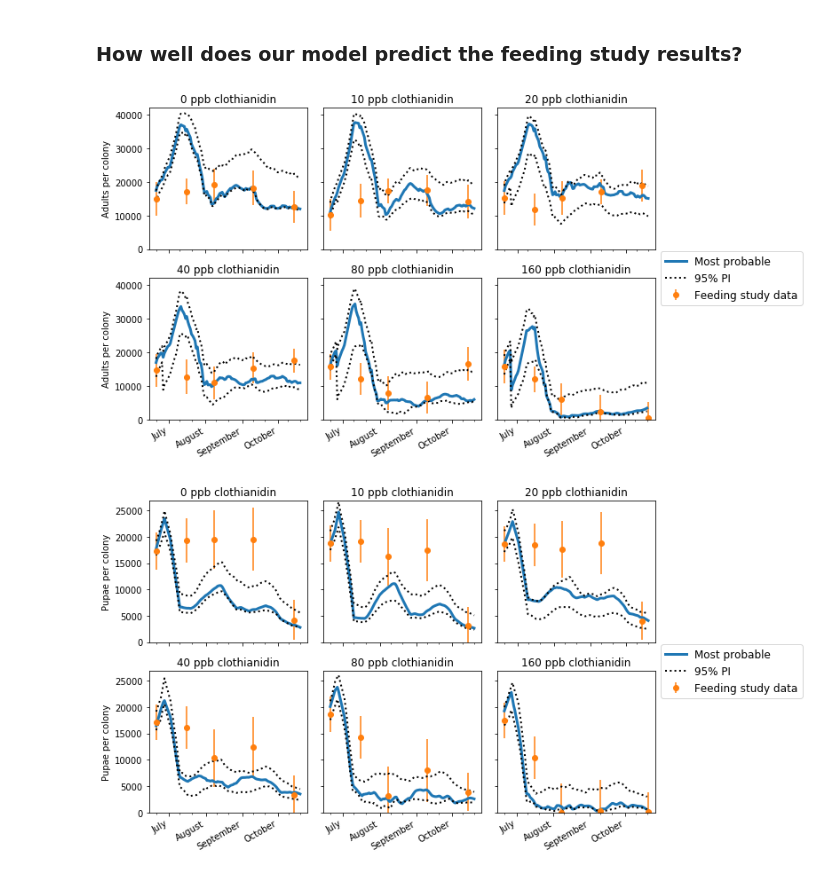
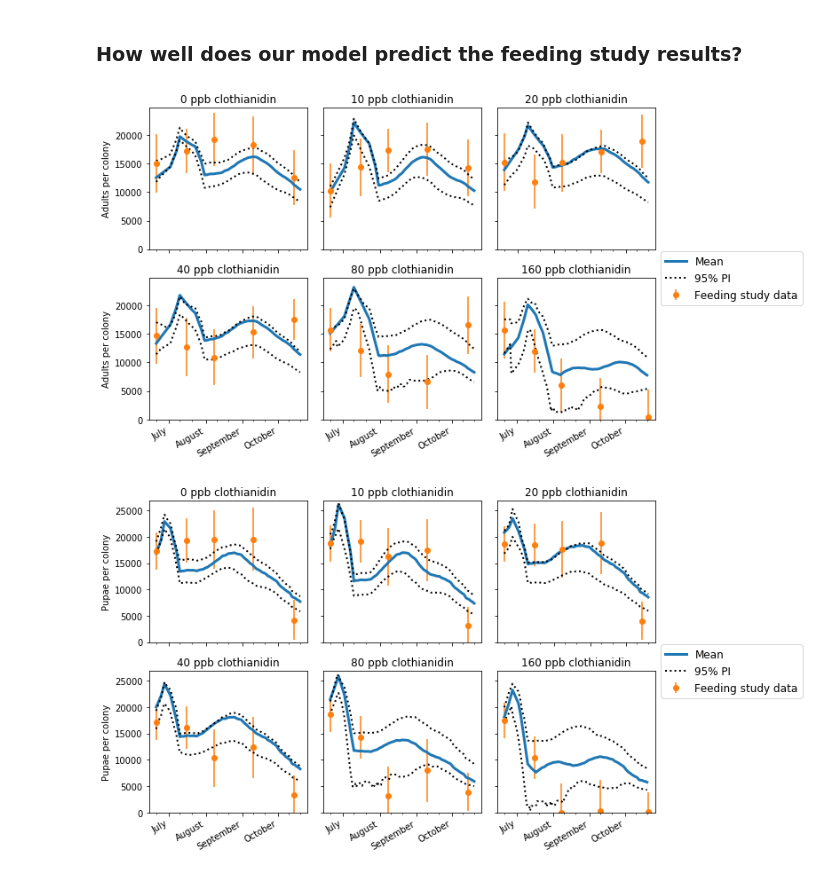
Before and after one commit to JeffreyMinucci/bee_neonic_abc, a Jupyter notebook: results_and_visuals.ipynb, the cells around one changed output. Drawn from its saved outputs; the diff is of its cells as text; code cells hidden in the pictures.

```diff
--- a/results_and_visuals.ipynb
+++ b/results_and_visuals.ipynb
@@ -342,6 +347,9 @@ def plot_dr_map(df, adult=True, xlim=100, ci=True, percent = 95, sample_num=500,
     plt.show()
 
 #for adults
+df, w = history.get_distribution(m=0, t=history.max_t)
+df["AIAdultLD50"] = df["AIAdultLD50"].copy() *1000
+df["AILarvaLD50"] = df["AILarvaLD50"].copy() *1000
 random.seed(1251)
 plot_dr_map(df, percent=95, xlim=100, title = "Adult dose-response curve")
 # %% [output]
@@ -559,6 +567,11 @@ df_ug, w = history.get_distribution(m=0, t=history.max_t) #get distribution ld50
 MAP_row = np.where(np.max(w)==w)[0][0]
 MAP_pars= df_ug.iloc[MAP_row,:].to_dict()
 MAP_sim_STATIC = simulate_all_dates(MAP_pars)
+# %%
+# Calculate mean posterior parameters and run in VarroaPop
+df_ug, w = history.get_distribution(m=0, t=history.max_t) #get distribution ld50 in ug/bee
+mean_pars = df_ug.apply(np.average,weights=w, axis=0).to_dict()
+mean_sim_STATIC = simulate_all_dates(mean_pars)
 # %%
 import matplotlib.dates as mdates
 import datetime
@@ -576,20 +589,29 @@ def posterior_predict_ci(sample_in, ci = 95):
     return lower, upper
 
 
-def plot_pop_predictions(response, df, field_data, lower, upper, pi=True, save=False, fig_form = 'pdf'):
+def plot_pop_predictions(response, df, w, field_data, lower, upper, pi=True, save=False, form='mean', fig_form = 'pdf'):
     """
     Takes the posterior generation of parameters and
-    plots MAP and 95% PI colony size vs field data
+    plots MAP or mean posterior and 95% PI colony size vs field data
     """
     resp_index = ["Adults", "Pupae", "Larvae", "Eggs"].index(response)
     DATES_STR = ['07/16/2014', '08/08/2014','09/10/2014', '10/15/2014']
     DATES_STR_HIGH = ['07/16/2014', '08/08/2014','09/10/2014', '10/21/2014'] #high had a late CCA7
     initial_df = pd.read_csv('data/initial_conditions.csv', index_col=0)
     #sample = draw_posterior(df,w,samples)
-    MAP_row = np.where(np.max(w)==w)[0][0]
-    MAP_pars = df.iloc[MAP_row,:].to_dict()
-    #MAP_sim = simulate_all_dates(MAP_pars)
-    MAP_sim = MAP_sim_STATIC[response] #this was calculated outside the function
+    if form == 'MAP':
+        #MAP_row = np.where(np.max(w)==w)[0][0]
+        #MAP_pars = df.iloc[MAP_row,:].to_dict()
+        #best = simulate_all_dates(MAP_pars)[response]
+        best = MAP_sim_STATIC[response]
+        best_label = "Most probable"
+    elif form == 'mean':
+        #mean_pars = df_ug.apply(np.average,weights=w, axis=0).to_dict()
+        #best = simulate_all_dates(mean_pars)[response]
+        best = mean_sim_STATIC[response] #this was calculated outside the function
+        best_label = "Mean"
+    else:
+        best = None
     fig, axs = plt.subplots(2, 3, figsize=(9,6),sharex=False, sharey=True)
     axs = axs.ravel()
     trts = ["0", "10", "20", "40", "80", "160"]
@@ -600,7 +622,7 @@ def plot_pop_predictions(response, df, field_data, lower, upper, pi=True, save=F
     months = mdates.MonthLocator()  # every month
     monthsFmt = mdates.DateFormatter('%B')
     for i, trt in enumerate(trts):
-        axs[i].plot(date_range, MAP_sim.iloc[i,:], linewidth=3, label="Most probable")
+        axs[i].plot(date_range, best.iloc[i,:], linewidth=3, label=best_label)
         if trt == "160":
             field_dates = [datetime.datetime.strptime(date, "%m/%d/%Y").date() for date in DATES_STR_HIGH]
         else:
@@ -651,14 +673,14 @@ def convert_data_dict(data_dict):
 field_data = convert_data_dict(study_data_all)
 df_ug, w = history.get_distribution(m=0, t=history.max_t) #get distribution ld50 in ug/bee
 random.seed(1251)
-sample = draw_posterior(df_ug,w,200)
+sample = draw_posterior(df_ug,w,30) #normally 200
 lower_pi, upper_pi = posterior_predict_ci(sample)
 # %%
-plot_pop_predictions('Adults', df_ug, field_data, lower=lower_pi, upper=upper_pi, save = True, fig_form='pdf')
+plot_pop_predictions('Adults', df_ug, w, field_data, lower=lower_pi, upper=upper_pi, save = True, fig_form='png')
 # %% [output]
-[figure, old version]
+[figure, new version]
 # %%
-plot_pop_predictions('Pupae', df_ug, field_data, lower=lower_pi, upper=upper_pi, save = True, fig_form='pdf')
+plot_pop_predictions('Pupae', df_ug, w, field_data, lower=lower_pi, upper=upper_pi, save = True, fig_form='png')
 # %% [output]
-[figure, old version]
+[figure, new version]
 # %%
```
Also changed, not shown: parts of 11 cells of this notebook, 11 other files.
